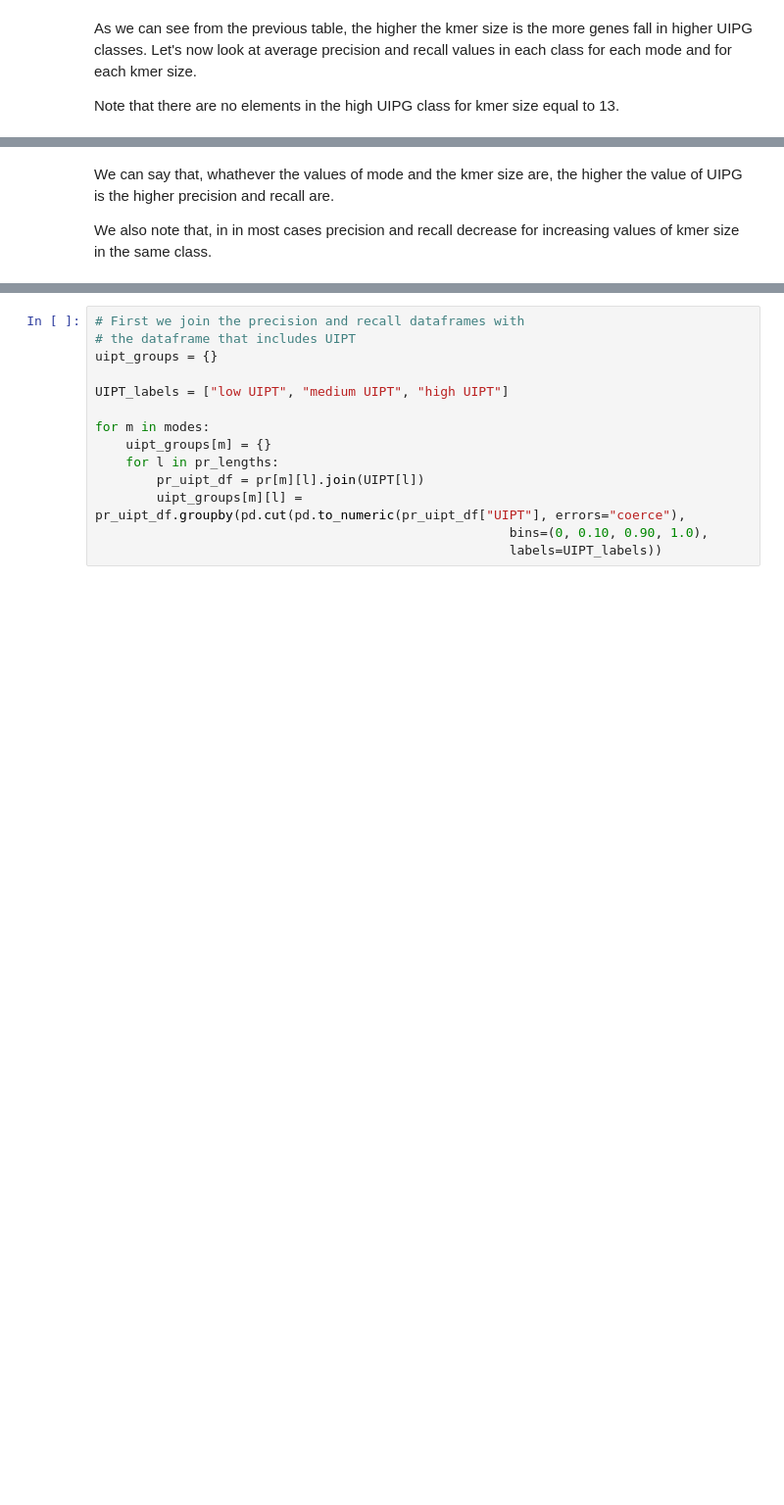
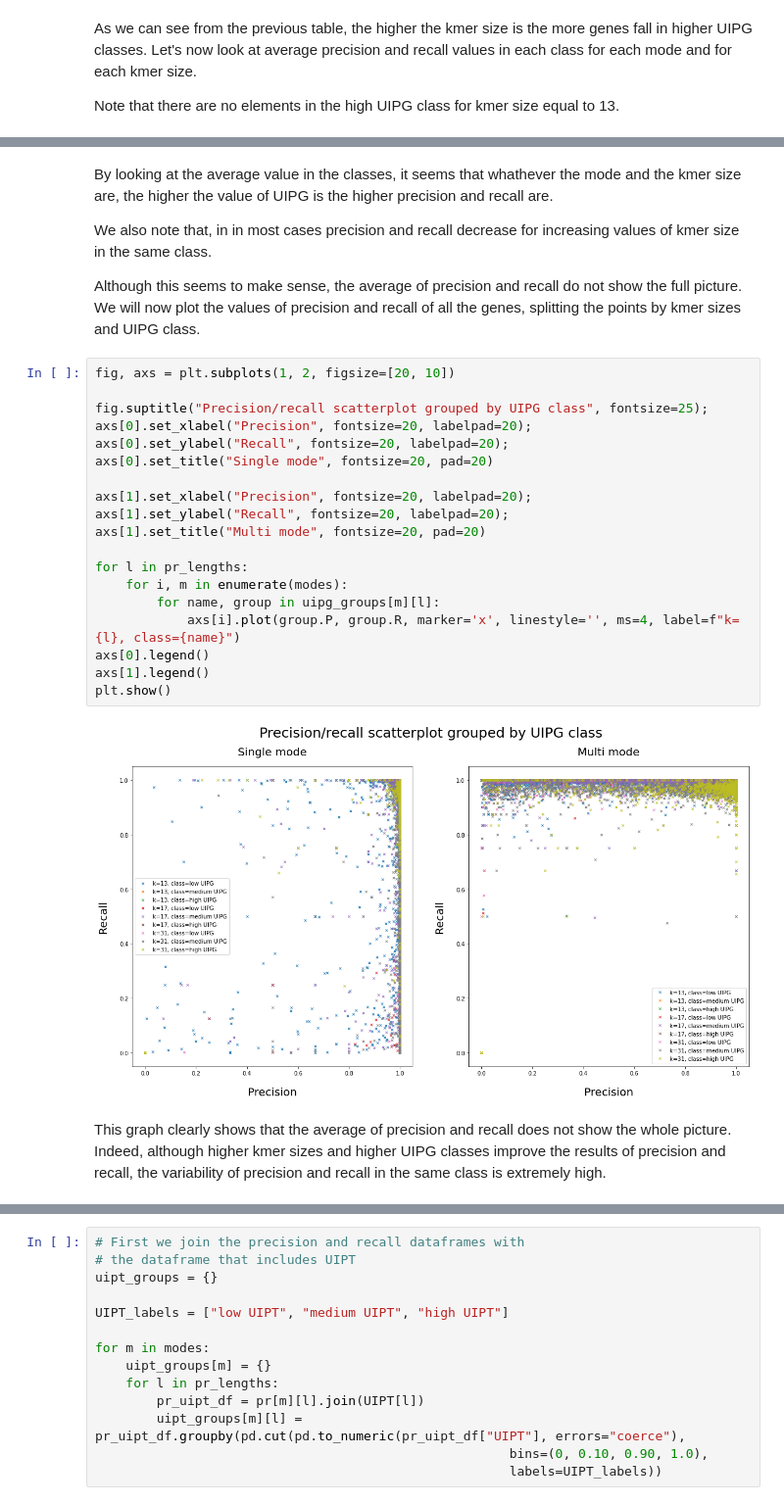
Before and after one commit to AlgoLab/shark_experiments, a Jupyter notebook: uniqness_analysis/notebook.ipynb, the cells around one changed output, grey strips where cells are left out. Shown: that part at 98% size. Saved outputs shown, nothing was run; the diff lists cells and outputs as text; blank space fills up the shorter version.

```diff
--- a/uniqness_analysis/notebook.ipynb
+++ b/uniqness_analysis/notebook.ipynb
@@ -326,9 +335,36 @@ Recall
 |  | 17 | 0.136293 | 0.830873 | 0.975040 |
 |  | 31 | 0.103507 | 0.707121 | 0.920641 |
 # %% [markdown]
-We can say that, whathever the values of mode and the kmer size are, the higher the value of UIPG is the higher precision and recall are.
+By looking at the average value in the classes, it seems that whathever the mode and the kmer size are, the higher the value of UIPG is the higher precision and recall are.
 
 We also note that, in in most cases precision and recall decrease for increasing values of kmer size in the same class.
+
+Although this seems to make sense, the average of precision and recall do not show the full picture.
+We will now plot the values of precision and recall of all the genes, splitting the points by kmer sizes and UIPG class.
+# %%
+fig, axs = plt.subplots(1, 2, figsize=[20, 10])
+
+fig.suptitle("Precision/recall scatterplot grouped by UIPG class", fontsize=25);
+axs[0].set_xlabel("Precision", fontsize=20, labelpad=20);
+axs[0].set_ylabel("Recall", fontsize=20, labelpad=20);
+axs[0].set_title("Single mode", fontsize=20, pad=20)
+
+axs[1].set_xlabel("Precision", fontsize=20, labelpad=20);
+axs[1].set_ylabel("Recall", fontsize=20, labelpad=20);
+axs[1].set_title("Multi mode", fontsize=20, pad=20)
+
+for l in pr_lengths:
+    for i, m in enumerate(modes):
+        for name, group in uipg_groups[m][l]:
+            axs[i].plot(group.P, group.R, marker='x', linestyle='', ms=4, label=f"k={l}, class={name}")
+axs[0].legend()
+axs[1].legend()
+plt.show()
+# %% [output]
+[figure, added]
+# %% [markdown]
+This graph clearly shows that the average of precision and recall does not show the whole picture.
+Indeed, although higher kmer sizes and higher UIPG classes improve the results of precision and recall, the variability of precision and recall in the same class is extremely high.
 # %% [markdown]
 # UIPT analysis
 
```
Also changed, not shown: parts of 15 cells of this notebook, 1 other file.
